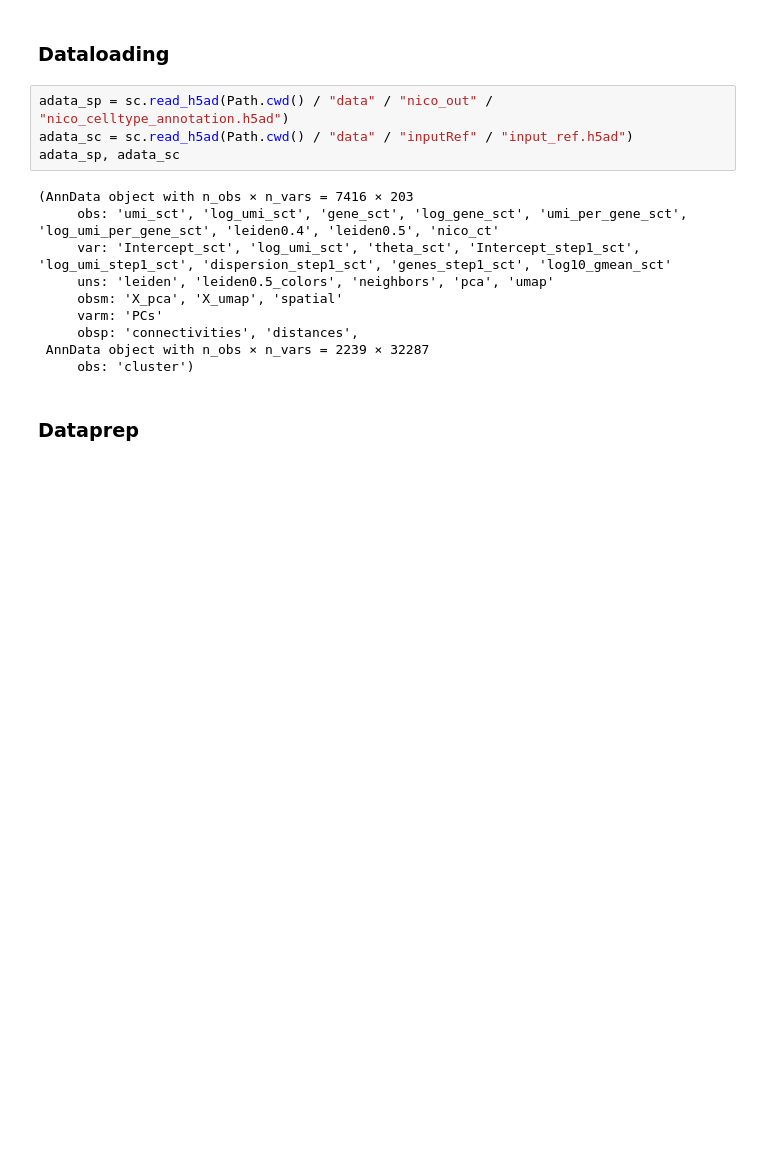
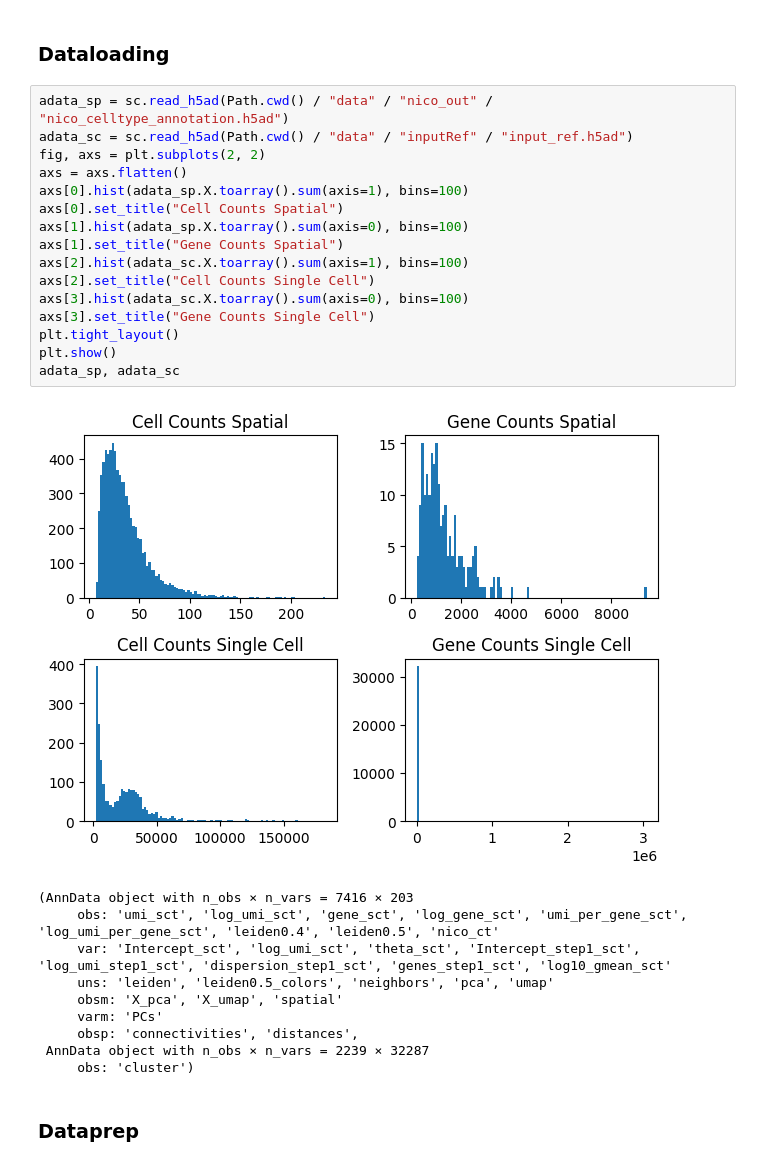
Before and after one commit to egerc/spatial_transcript_inference, a Jupyter notebook: 250128-NMF_Reconstruction.ipynb, the cells around one changed output. Drawn from its saved outputs; the diff is of its cells as text; blank space fills up the shorter version.

```diff
--- a/250128-NMF_Reconstruction.ipynb
+++ b/250128-NMF_Reconstruction.ipynb
@@ -60,19 +61,32 @@ create_folders(
 )
 # %% [markdown]
 ### Dataloading
-# %%
-adata_sp = sc.read_h5ad(Path.cwd() / "data" / "nico_out" / "nico_celltype_annotation.h5ad")
-adata_sc = sc.read_h5ad(Path.cwd() / "data" / "inputRef" / "input_ref.h5ad")
-adata_sp, adata_sc
-# %% [output]
-(AnnData object with n_obs × n_vars = 7416 × 203
-     obs: 'umi_sct', 'log_umi_sct', 'gene_sct', 'log_gene_sct', 'umi_per_gene_sct', 'log_umi_per_gene_sct', 'leiden0.4', 'leiden0.5', 'nico_ct'
-     var: 'Intercept_sct', 'log_umi_sct', 'theta_sct', 'Intercept_step1_sct', 'log_umi_step1_sct', 'dispersion_step1_sct', 'genes_step1_sct', 'log10_gmean_sct'
-     uns: 'leiden', 'leiden0.5_colors', 'neighbors', 'pca', 'umap'
-     obsm: 'X_pca', 'X_umap', 'spatial'
-     varm: 'PCs'
-     obsp: 'connectivities', 'distances',
- AnnData object with n_obs × n_vars = 2239 × 32287
-     obs: 'cluster')
+# %%
+adata_sp = sc.read_h5ad(Path.cwd() / "data" / "nico_out" / "nico_celltype_annotation.h5ad")
+adata_sc = sc.read_h5ad(Path.cwd() / "data" / "inputRef" / "input_ref.h5ad")
+fig, axs = plt.subplots(2, 2)
+axs = axs.flatten()
+axs[0].hist(adata_sp.X.toarray().sum(axis=1), bins=100)
+axs[0].set_title("Cell Counts Spatial")
+axs[1].hist(adata_sp.X.toarray().sum(axis=0), bins=100)
+axs[1].set_title("Gene Counts Spatial")
+axs[2].hist(adata_sc.X.toarray().sum(axis=1), bins=100)
+axs[2].set_title("Cell Counts Single Cell")
+axs[3].hist(adata_sc.X.toarray().sum(axis=0), bins=100)
+axs[3].set_title("Gene Counts Single Cell")
+plt.tight_layout()
+plt.show()
+adata_sp, adata_sc
+# %% [output]
+[figure, added]
+(AnnData object with n_obs × n_vars = 7416 × 203
+     obs: 'umi_sct', 'log_umi_sct', 'gene_sct', 'log_gene_sct', 'umi_per_gene_sct', 'log_umi_per_gene_sct', 'leiden0.4', 'leiden0.5', 'nico_ct'
+     var: 'Intercept_sct', 'log_umi_sct', 'theta_sct', 'Intercept_step1_sct', 'log_umi_step1_sct', 'dispersion_step1_sct', 'genes_step1_sct', 'log10_gmean_sct'
+     uns: 'leiden', 'leiden0.5_colors', 'neighbors', 'pca', 'umap'
+     obsm: 'X_pca', 'X_umap', 'spatial'
+     varm: 'PCs'
+     obsp: 'connectivities', 'distances',
+ AnnData object with n_obs × n_vars = 2239 × 32287
+     obs: 'cluster')
 # %% [markdown]
 ### Dataprep
```
Also changed, not shown: parts of 30 cells of this notebook.
